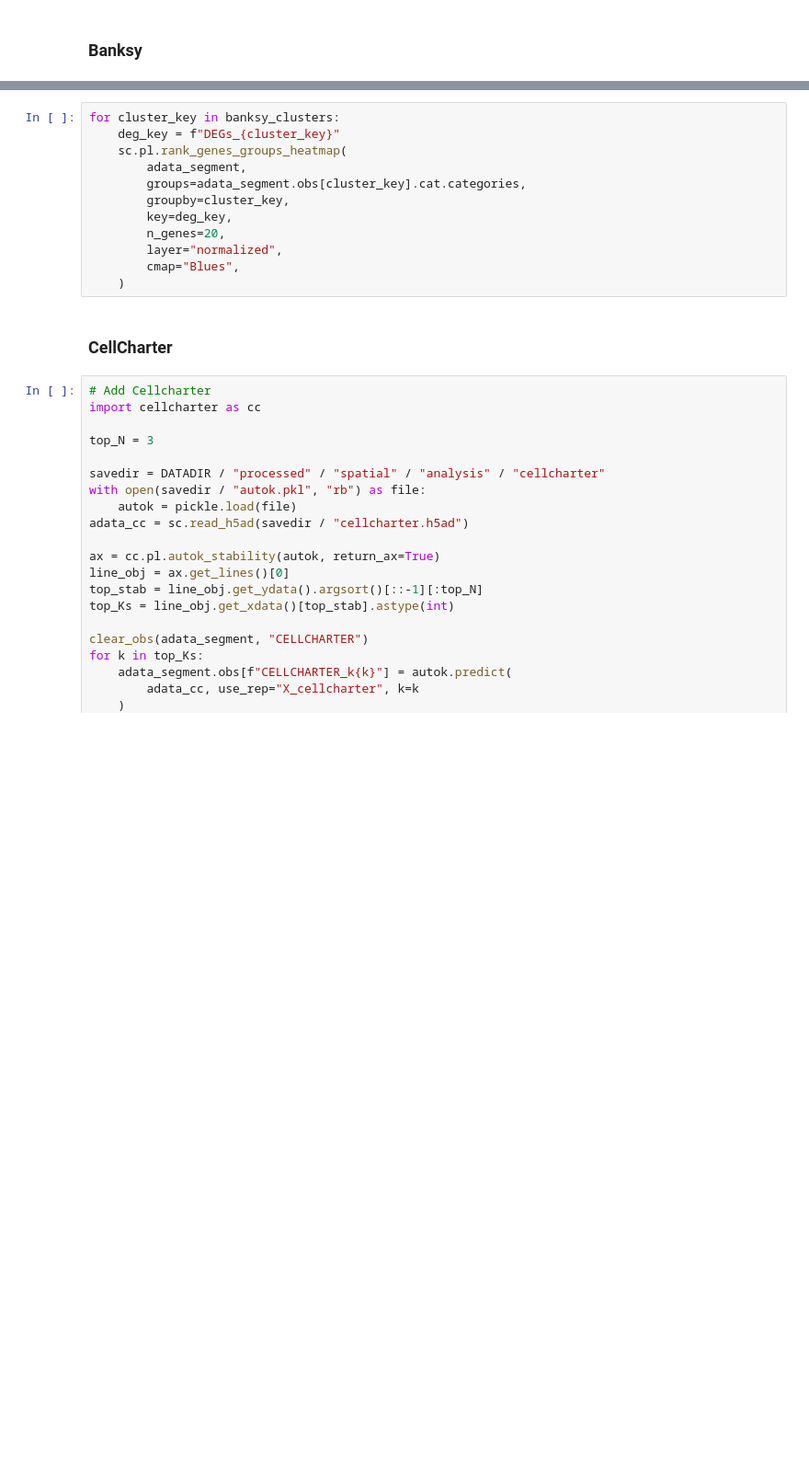
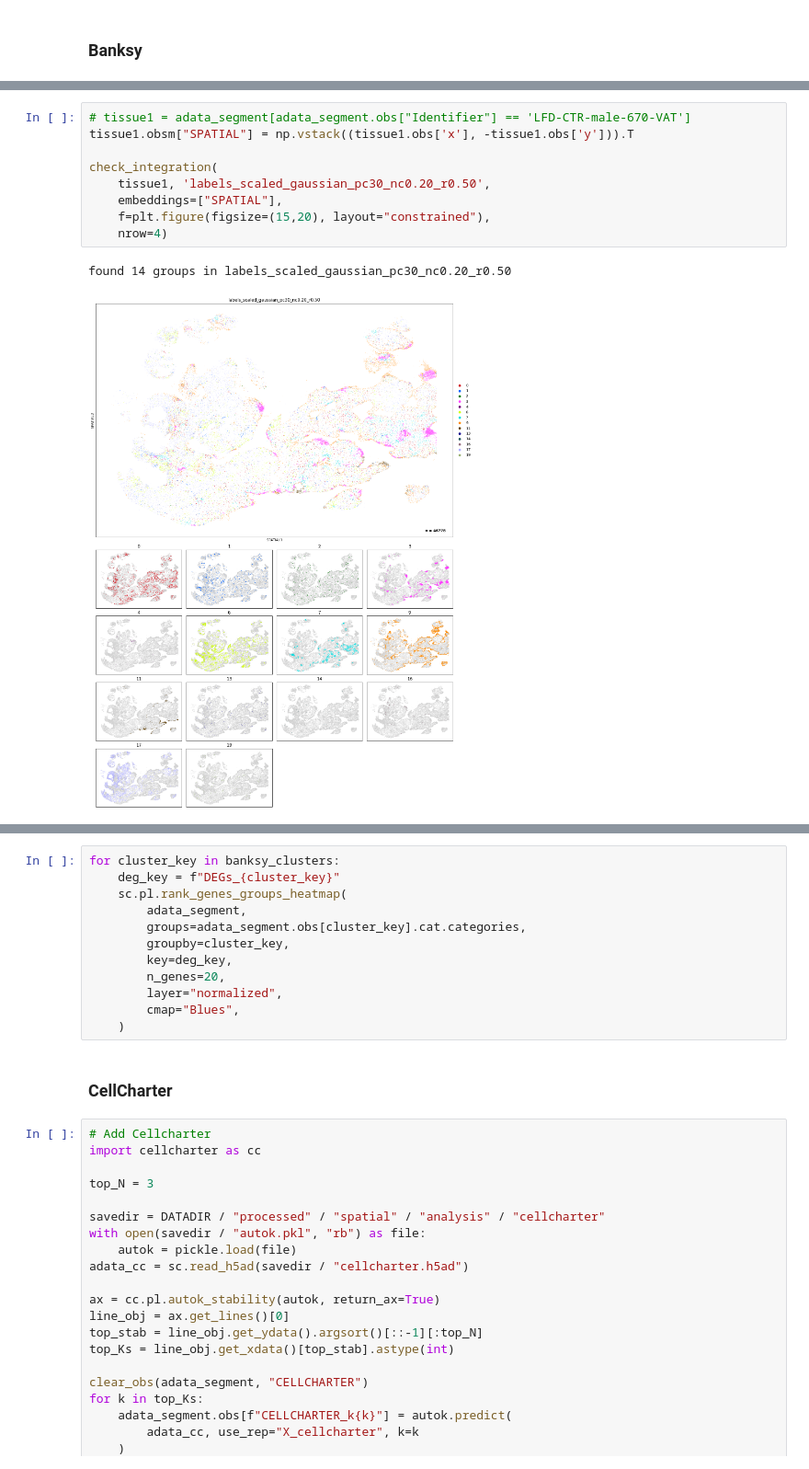
Before and after one commit to ethanhung11/spatial_seq, a Jupyter notebook: src/notebooks/spatial/joanna_VisiumHD/plots.ipynb, the cells around one changed output, grey strips where cells are left out. Shown at 92% size. Cells and saved outputs as stored; diff of their text form; blank space fills up the shorter version.

```diff
--- a/src/notebooks/spatial/joanna_VisiumHD/plots.ipynb
+++ b/src/notebooks/spatial/joanna_VisiumHD/plots.ipynb
@@ -676,2 +709,14 @@ del banksy_dict, results_df, max_num_labels
+# %%
+# tissue1 = adata_segment[adata_segment.obs["Identifier"] == 'LFD-CTR-male-670-VAT']
+tissue1.obsm["SPATIAL"] = np.vstack((tissue1.obs['x'], -tissue1.obs['y'])).T
+
+check_integration(
+    tissue1, 'labels_scaled_gaussian_pc30_nc0.20_r0.50',
+    embeddings=["SPATIAL"],
+    f=plt.figure(figsize=(15,20), layout="constrained"),
+    nrow=4)
+# %% [output]
+found 14 groups in labels_scaled_gaussian_pc30_nc0.20_r0.50
+[figure, added]
 # %%
 run = True
```
Also changed, not shown: parts of 8 cells of this notebook, 15 other files.
